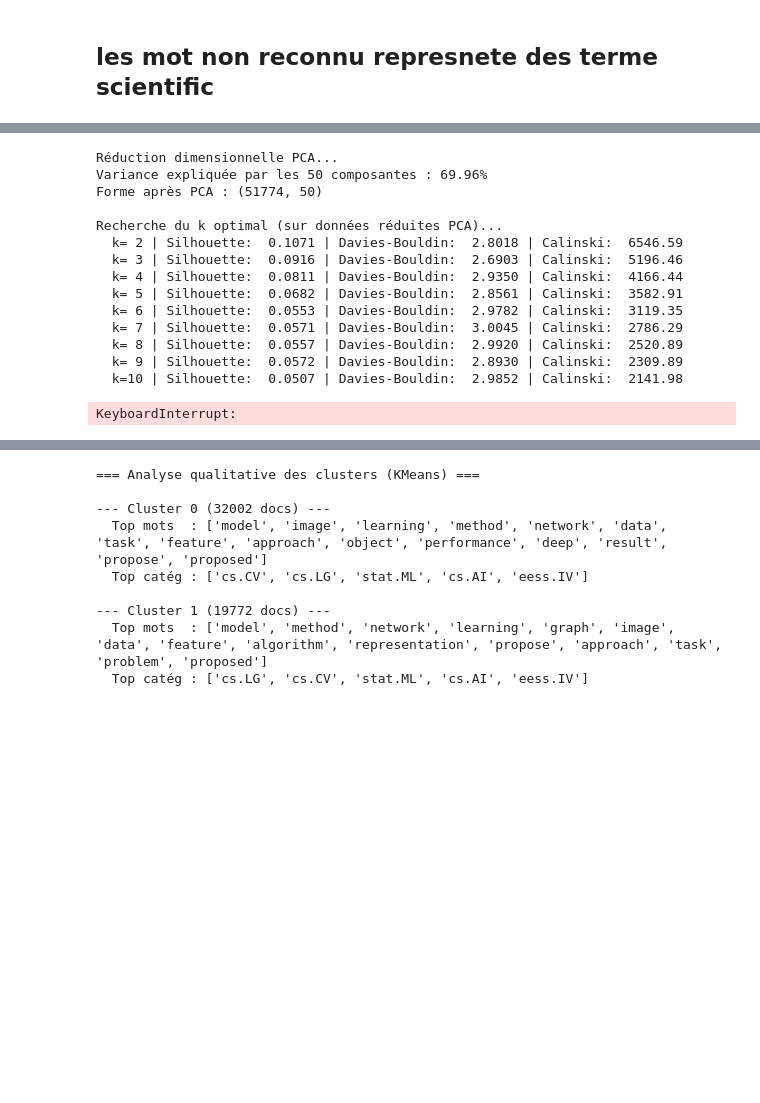
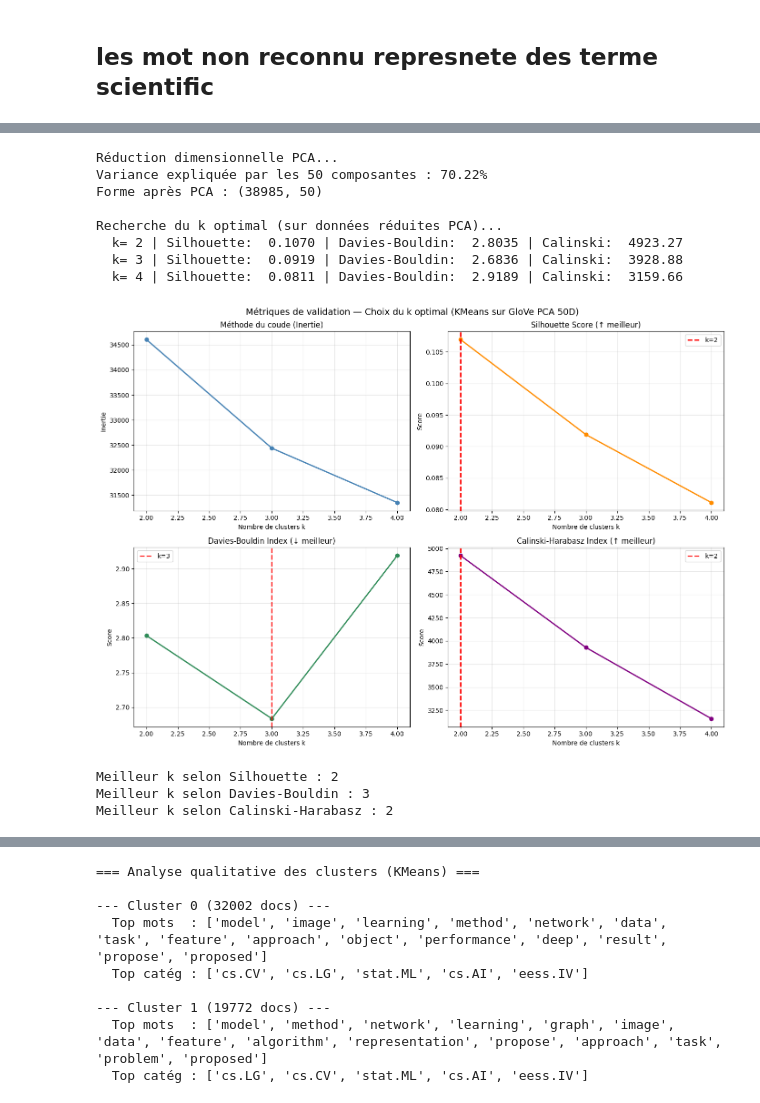
Before and after one commit to RayanMokhtar/text_processing_articles_recherche, a Jupyter notebook: text_processing_arxiv.ipynb, the cells around one changed output, grey strips where cells are left out. Drawn from its saved outputs; the diff is of its cells as text; code cells hidden in the pictures; blank space fills up the shorter version.

```diff
--- a/text_processing_arxiv.ipynb
+++ b/text_processing_arxiv.ipynb
@@ -466,7 +539,7 @@ print(f"Forme après PCA : {X_glove_pca.shape}")
 # PARTIE 1 : K-MEANS — Choix du k optimal (méthode du coude)
 # ============================================================
 
-K_RANGE = range(2, 25)
+K_RANGE = range(2, 5)
 inertias = []
 silhouettes = []
 davies_bouldins = []
@@ -508,43 +581,40 @@ axes[0,1].legend()
 axes[0,1].grid(alpha=0.3)
 
 axes[1,0].plot(K_RANGE, davies_bouldins, 'o-', color='seagreen', linewidth=2)
 axes[1,0].set_title("Davies-Bouldin Index (↓ meilleur)")
 axes[1,0].set_xlabel("Nombre de clusters k")
 axes[1,0].set_ylabel("Score")
 best_k_db = np.argmin(davies_bouldins) + min(K_RANGE)
 axes[1,0].axvline(best_k_db, linestyle='--', color='red', linewidth=2, label=f"k={best_k_db}")
 axes[1,0].legend()
 axes[1,0].grid(alpha=0.3)
 
 axes[1,1].plot(K_RANGE, calinskis, 'o-', color='purple', linewidth=2)
 axes[1,1].set_title("Calinski-Harabasz Index (↑ meilleur)")
 axes[1,1].set_xlabel("Nombre de clusters k")
 axes[1,1].set_ylabel("Score")
 best_k_ch = np.argmax(calinskis) + min(K_RANGE)
 axes[1,1].axvline(best_k_ch, linestyle='--', color='red', linewidth=2, label=f"k={best_k_ch}")
 axes[1,1].legend()
 axes[1,1].grid(alpha=0.3)
 
 plt.tight_layout()
 plt.show()
 
 print(f"\nMeilleur k selon Silhouette : {best_k_sil}")
 print(f"Meilleur k selon Davies-Bouldin : {best_k_db}")
 print(f"Meilleur k selon Calinski-Harabasz : {best_k_ch}")
 # %% [output]
 Réduction dimensionnelle PCA...
-Variance expliquée par les 50 composantes : 69.96%
-Forme après PCA : (51774, 50)
+Variance expliquée par les 50 composantes : 70.22%
+Forme après PCA : (38985, 50)
 
 Recherche du k optimal (sur données réduites PCA)...
-  k= 2 | Silhouette:  0.1071 | Davies-Bouldin:  2.8018 | Calinski:  6546.59
-  k= 3 | Silhouette:  0.0916 | Davies-Bouldin:  2.6903 | Calinski:  5196.46
-  k= 4 | Silhouette:  0.0811 | Davies-Bouldin:  2.9350 | Calinski:  4166.44
-  k= 5 | Silhouette:  0.0682 | Davies-Bouldin:  2.8561 | Calinski:  3582.91
-  k= 6 | Silhouette:  0.0553 | Davies-Bouldin:  2.9782 | Calinski:  3119.35
-  k= 7 | Silhouette:  0.0571 | Davies-Bouldin:  3.0045 | Calinski:  2786.29
-  k= 8 | Silhouette:  0.0557 | Davies-Bouldin:  2.9920 | Calinski:  2520.89
-  k= 9 | Silhouette:  0.0572 | Davies-Bouldin:  2.8930 | Calinski:  2309.89
-  k=10 | Silhouette:  0.0507 | Davies-Bouldin:  2.9852 | Calinski:  2141.98
+  k= 2 | Silhouette:  0.1070 | Davies-Bouldin:  2.8035 | Calinski:  4923.27
+  k= 3 | Silhouette:  0.0919 | Davies-Bouldin:  2.6836 | Calinski:  3928.88
+  k= 4 | Silhouette:  0.0811 | Davies-Bouldin:  2.9189 | Calinski:  3159.66
+[figure, added]
-KeyboardInterrupt:
+Meilleur k selon Silhouette : 2
+Meilleur k selon Davies-Bouldin : 3
+Meilleur k selon Calinski-Harabasz : 2
 # %%
```
Also changed, not shown: parts of 13 cells of this notebook.
